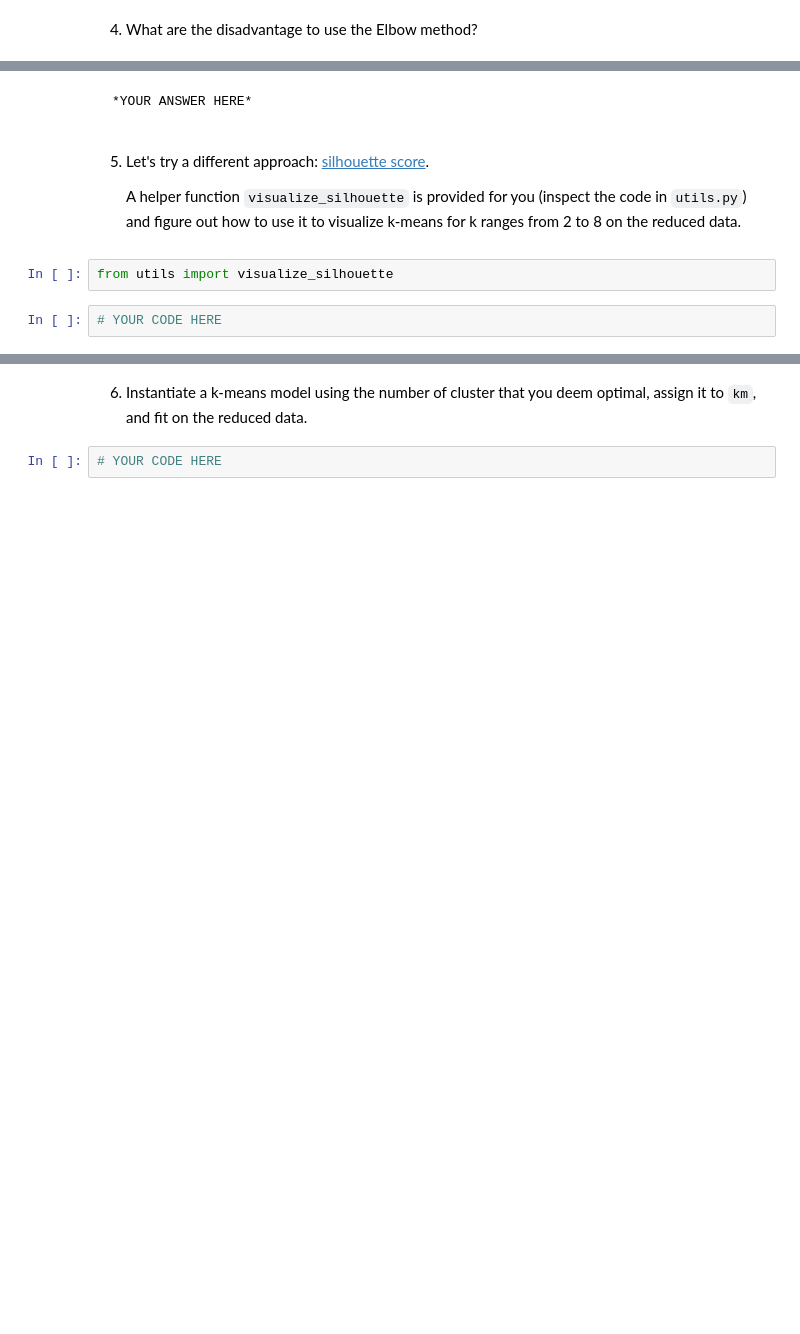
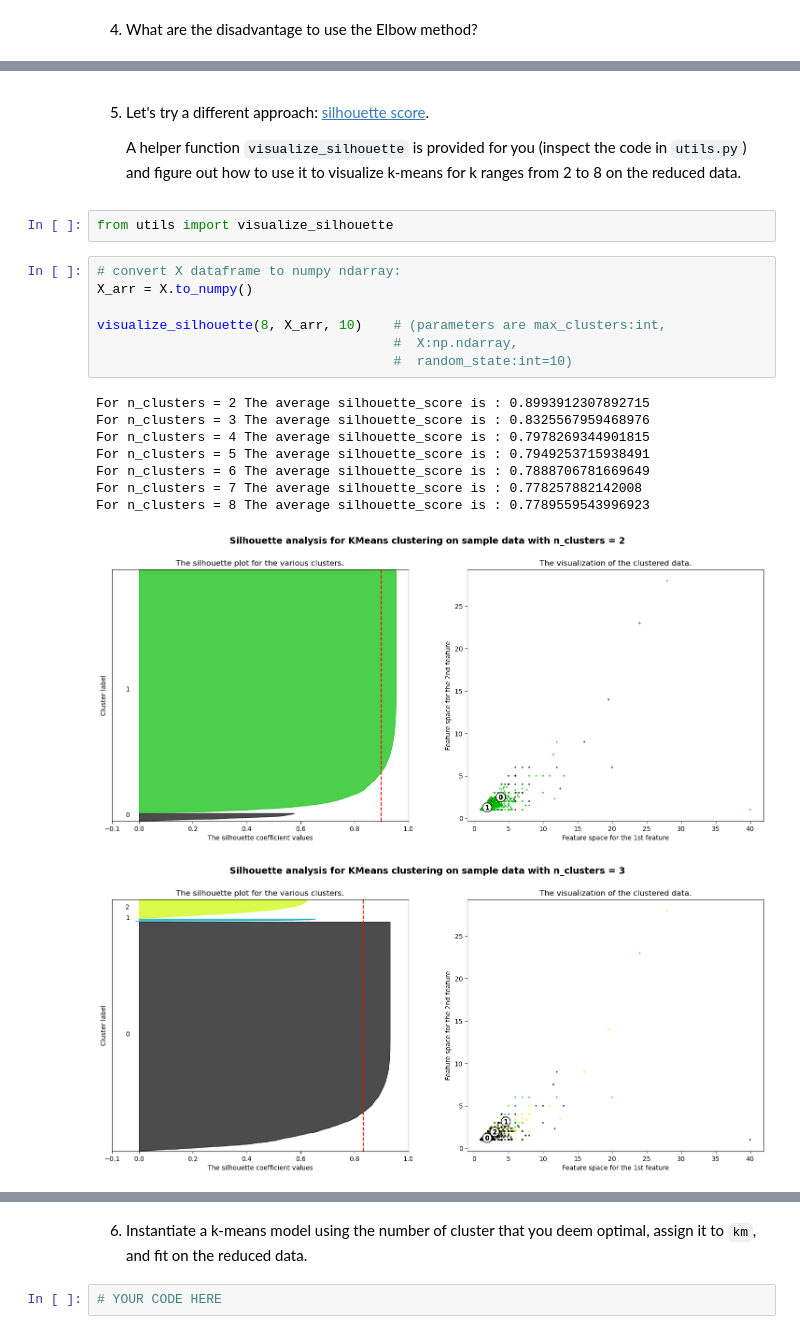
Before and after one commit to frslee/FrederickMLE-9, a Jupyter notebook: assignments/week-8-unsupervised-ML/nb/new-product-launch.ipynb, the cells around one changed output, grey strips where cells are left out. Saved outputs shown, nothing was run; the diff lists cells and outputs as text; blank space fills up the shorter version.

```diff
--- a/assignments/week-8-unsupervised-ML/nb/new-product-launch.ipynb
+++ b/assignments/week-8-unsupervised-ML/nb/new-product-launch.ipynb
@@ -276,10 +455,23 @@ def visualize_elbow(X, ks):
 # %% [markdown]
-    *YOUR ANSWER HERE*
+5. Let's try a different approach: [silhouette score](https://towardsdatascience.com/clustering-metrics-better-than-the-elbow-method-6926e1f723a6).
+
+    A helper function `visualize_silhouette` is provided for you (inspect the code in `utils.py`) and figure out how to use it to visualize k-means for k ranges from 2 to 8 on the reduced data.
-# %% [markdown]
-5. Let's try a different approach: [silhouette score](https://towardsdatascience.com/clustering-metrics-better-than-the-elbow-method-6926e1f723a6).
-
-    A helper function `visualize_silhouette` is provided for you (inspect the code in `utils.py`) and figure out how to use it to visualize k-means for k ranges from 2 to 8 on the reduced data.
 # %%
 from utils import visualize_silhouette
 # %%
-# YOUR CODE HERE
+# convert X dataframe to numpy ndarray:
+X_arr = X.to_numpy()
+
+visualize_silhouette(8, X_arr, 10)    # (parameters are max_clusters:int,
+                                      #  X:np.ndarray,
+                                      #  random_state:int=10)
+# %% [output]
+For n_clusters = 2 The average silhouette_score is : 0.8993912307892715
+For n_clusters = 3 The average silhouette_score is : 0.8325567959468976
+For n_clusters = 4 The average silhouette_score is : 0.7978269344901815
+For n_clusters = 5 The average silhouette_score is : 0.7949253715938491
+For n_clusters = 6 The average silhouette_score is : 0.7888706781669649
+For n_clusters = 7 The average silhouette_score is : 0.778257882142008
+For n_clusters = 8 The average silhouette_score is : 0.7789559543996923
+[figure, added]
+[figure, added]
```
Also changed, not shown: parts of 19 cells of this notebook.
